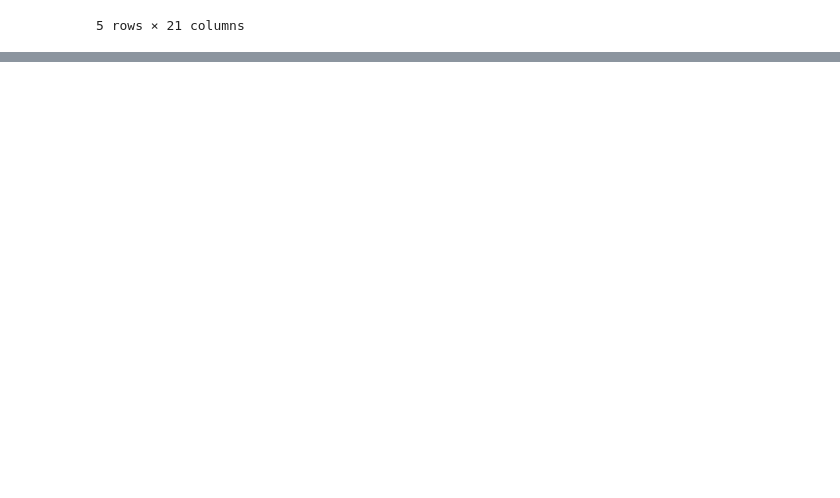
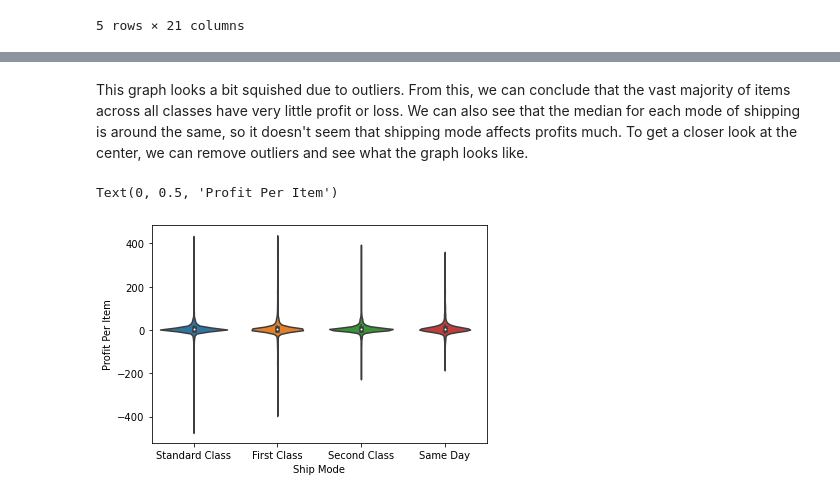
Before and after one commit to AnOvercookedFork/datascience_final, a Jupyter notebook: final.ipynb, the cells around one changed output, grey strips where cells are left out. Cells and saved outputs as stored; diff of their text form; code cells hidden in the pictures; blank space fills up the shorter version.

```diff
--- a/final.ipynb
+++ b/final.ipynb
@@ -42,0 +67,10 @@ data.head()
+# %%
+data.dropna(inplace = True)
+# %%
+def to_datetime(row, target_col):
+    dt = datetime.strptime(row[target_col], '%m/%d/%Y') # expected format
+    return dt
+data['Order Datetime'] = data.apply(lambda row: to_datetime(row, 'Order Date'), axis=1)
+data['Ship Datetime'] = data.apply(lambda row: to_datetime(row, 'Ship Date'), axis=1)
+data.drop(['Order Date', 'Ship Date'], axis = 1, inplace = True)
+data.head()
@@ -42,0 +87,17 @@ data.head()
+# %%
+def get_base_price(row):
+    return row['Sales'] / (1 - row['Discount']) / row['Quantity'] # if there were ever 100% discounts, we would have a problem here, but there aren't
+
+def get_sale_price(row):
+    return row['Sales'] / row['Quantity']
+
+def get_per_item_profit(row):
+    return row['Profit'] / row['Quantity']
+
+data['Base Price'] = data.apply(lambda row: get_base_price(row), axis=1)
+data['Sale Price'] = data.apply(lambda row: get_sale_price(row), axis=1)
+data['Profit Per Item'] = data.apply(lambda row: get_per_item_profit(row), axis=1)
+
+data.sort_values(by = 'Profit Per Item', inplace = True, ascending = False) # we sort for the highest profit per item
+
+data
@@ -42,0 +177,14 @@ data.head()
+# %% [markdown]
+This graph looks a bit squished due to outliers.  From this, we can conclude that the vast majority of items across all classes have very little profit or loss.  We can also see that the median for each mode of shipping is around the same, so it doesn't seem that shipping mode affects profits much.  To get a closer look at the center, we can remove outliers and see what the graph looks like.
+# %%
+no_outliers = data[data['Profit Per Item'] < 500]
+no_outliers = no_outliers[no_outliers['Profit Per Item'] > -500]
+
+fig, ax = plt.pyplot.subplots()
+
+sns.violinplot(x = 'Ship Mode', y = 'Profit Per Item', data=no_outliers, ax = ax)
+ax.set_xlabel("Ship Mode")
+ax.set_ylabel("Profit Per Item")
+# %% [output]
+Text(0, 0.5, 'Profit Per Item')
+[figure, added]
```
Also changed, not shown: parts of 31 cells of this notebook, 1 other file.
